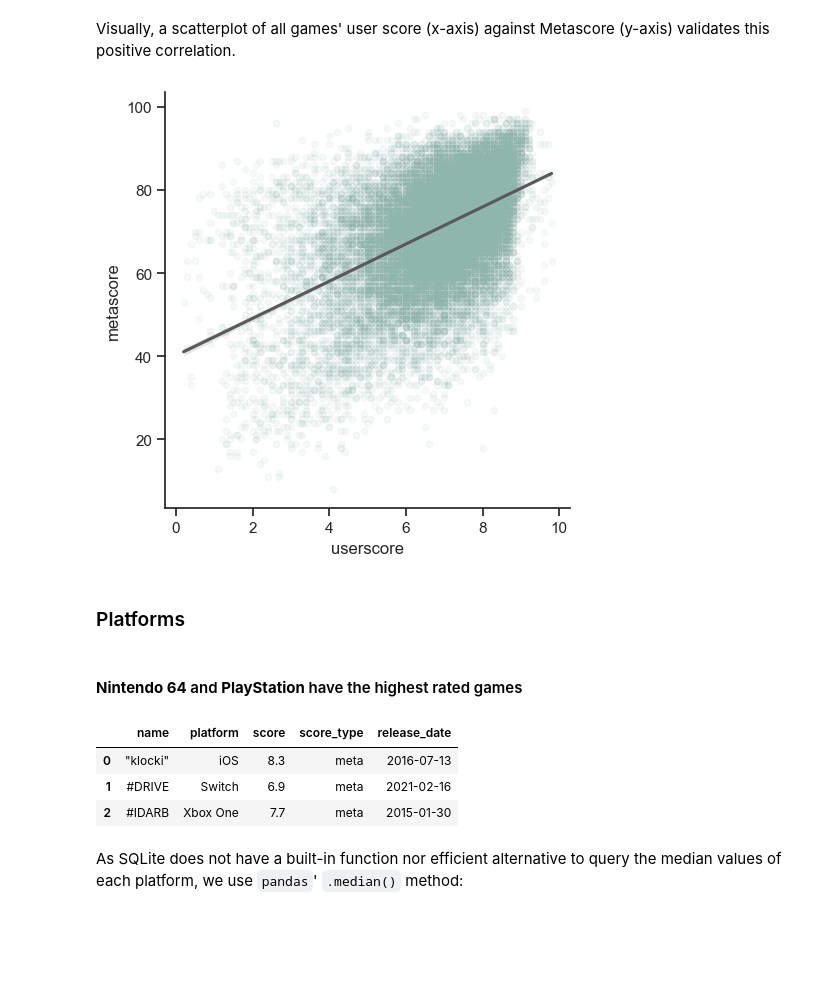
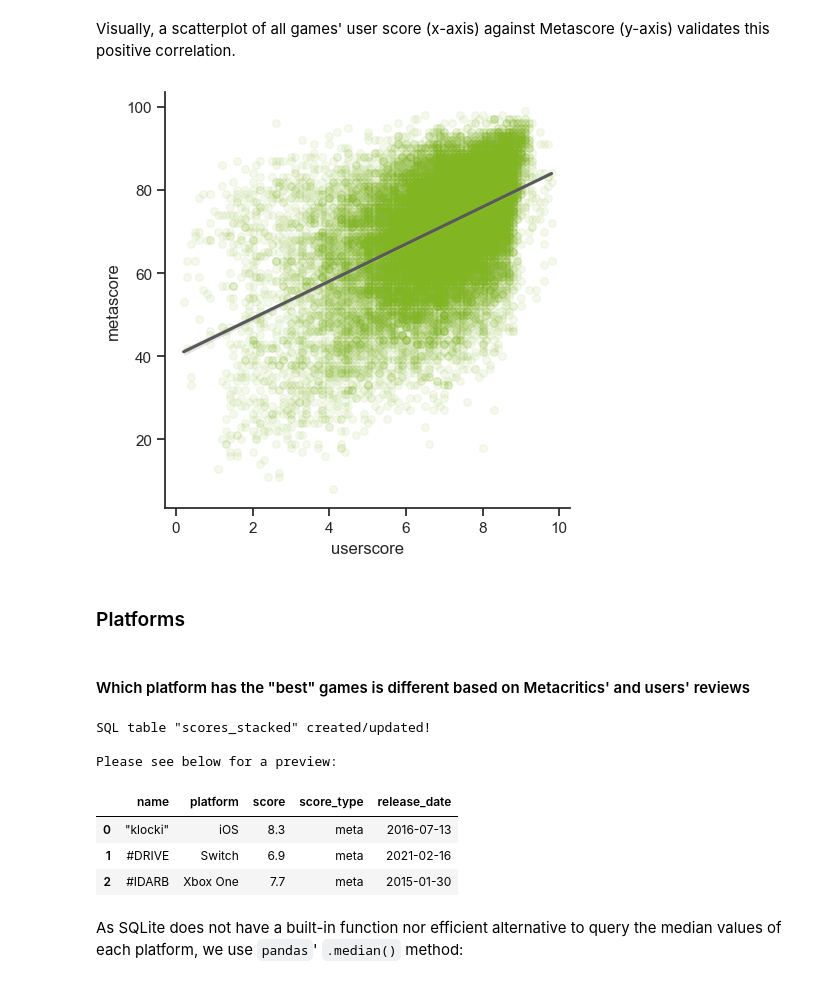
Before and after one commit to henrylin03/video-games, a Jupyter notebook: analysis.ipynb, the cells around one changed output. Cells and saved outputs as stored; diff of their text form; code cells hidden in the pictures; blank space fills up the shorter version.

```diff
--- a/analysis.ipynb
+++ b/analysis.ipynb
@@ -202,48 +202,53 @@ Visually, a scatterplot of all games' user score (x-axis) against Metascore (y-a
 # %%
 import matplotlib.pyplot as plt
 import seaborn as sns
 
 sns.set(style="ticks")
 sns.lmplot(
     data=games_df,
     x="userscore",
     y="metascore",
-    scatter_kws={"color": "#8fb6ab", "alpha": 0.08, "s": 20},
+    scatter_kws={"color": "#81B622", "alpha": 0.08, "s": 30},
     line_kws={"color": "#595959"},
 )
 plt.show()
 # %% [output]
-[figure, old version]
+[figure, new version]
 # %% [markdown]
 ### Platforms
 # %% [markdown]
-#### **Nintendo 64** and **PlayStation** have the highest rated games
+#### Which platform has the "best" games is different based on Metacritics' and users' reviews
 # %%
 # transforming table to allow split boxplots
 # normalise metascore by having it out of 10 instead of 100
+def melt_table_by_score_type(input_table: str, output_table: str) -> pd.DataFrame:
+    melt_sql_query = f"""
+        SELECT name,
+            platform,
+            metascore / 10 score,
+            'meta' score_type,
+            STRFTIME('%Y-%m-%d', release_date) release_date
+        FROM {input_table}
+        WHERE score NOT NULL
+        UNION ALL
+        SELECT name,
+            platform,
+            userscore score,
+            'user' score_type,
+            STRFTIME('%Y-%m-%d', release_date) release_date
+        FROM {input_table}
+        WHERE score NOT NULL
+    """
+    res_df = pd.read_sql_query(melt_sql_query, sql_engine)
+    df_to_sql_table(output_table, res_df)
+    return res_df
 
-scores_stacked_df = pd.read_sql_query(
-    """
-    SELECT name,
-        platform,
-        metascore / 10 score,
-        'meta' score_type,
-        STRFTIME('%Y-%m-%d', release_date) release_date
-    FROM games
-    WHERE score NOT NULL
-    UNION ALL
-    SELECT name,
-        platform,
-        userscore score,
-        'user' score_type,
-        STRFTIME('%Y-%m-%d', release_date) release_date
-    FROM games
-    WHERE score NOT NULL
-""",
-    sql_engine,
-)
-scores_stacked_df.head(3)
+
+scores_stacked_df = melt_table_by_score_type("games", "scores_stacked")
 # %% [output]
+SQL table "scores_stacked" created/updated!
+
+Please see below for a preview:
 |  | name | platform | score | score_type | release_date |
 | 0 | "klocki" | iOS | 8.3 | meta | 2016-07-13 |
 | 1 | #DRIVE | Switch | 6.9 | meta | 2021-02-16 |
```
Also changed, not shown: parts of 10 cells of this notebook.
